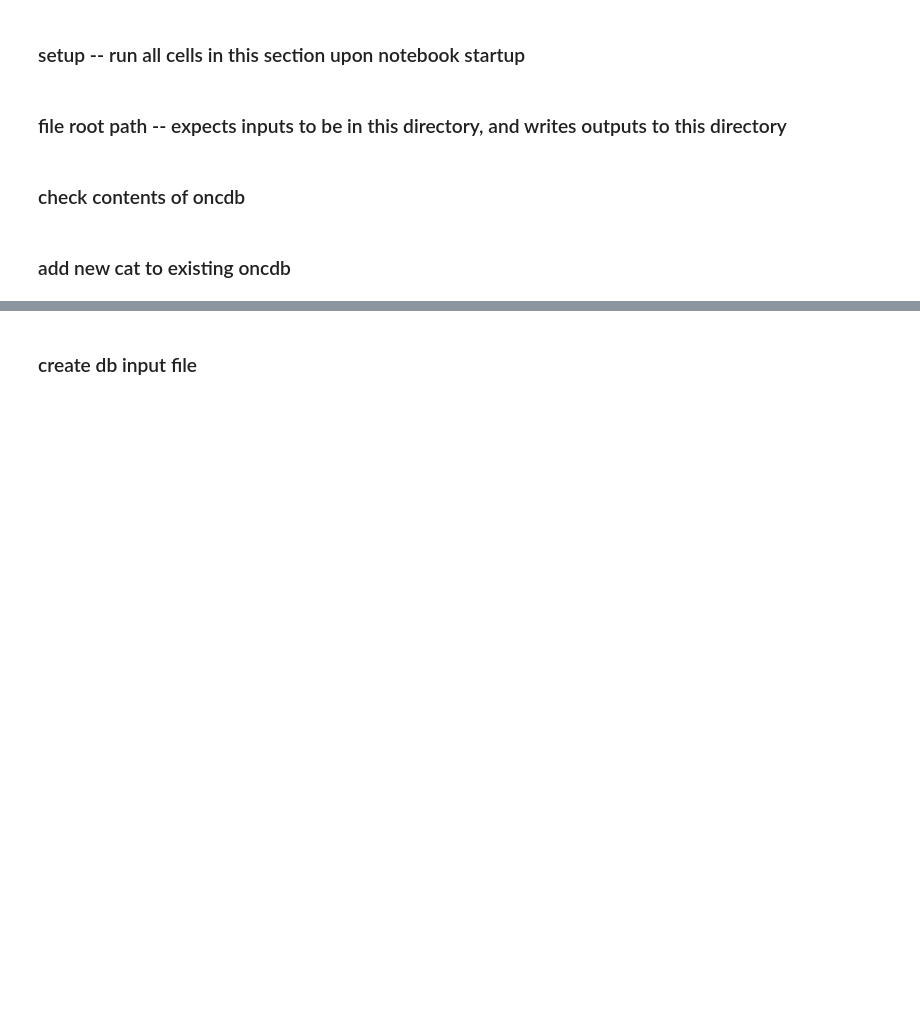
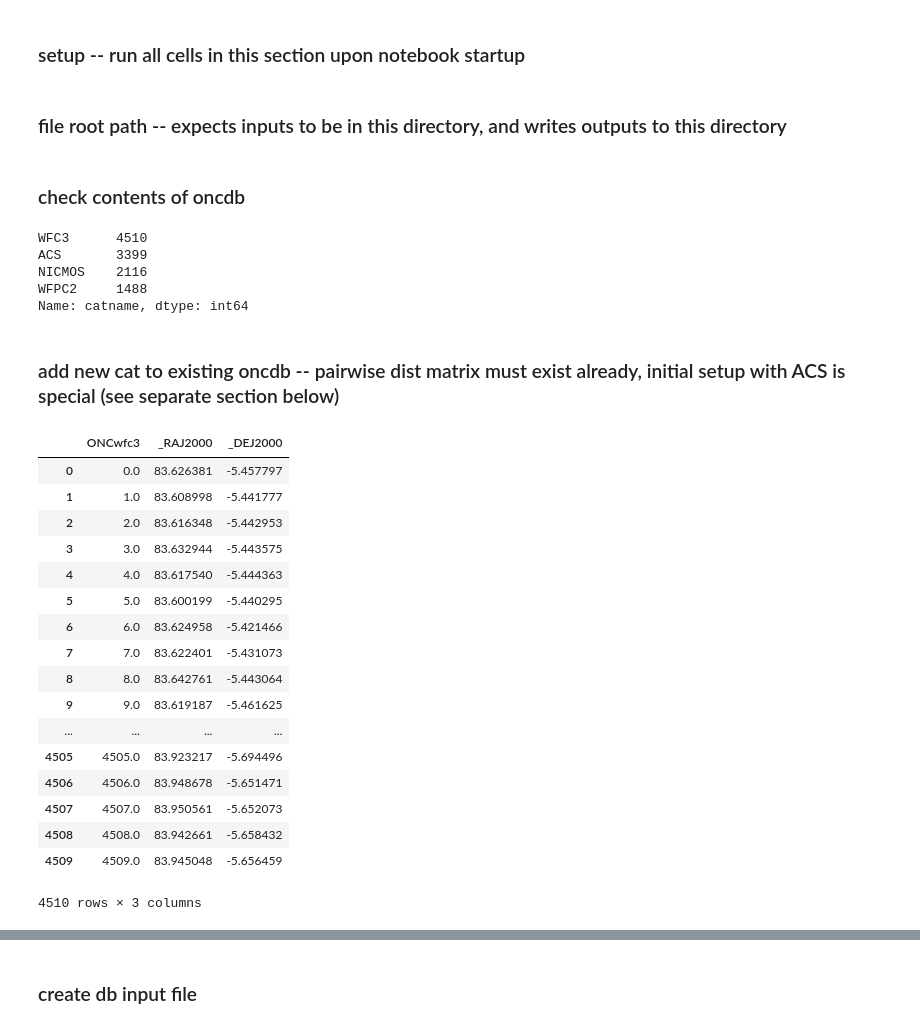
Before and after one commit to ONCdb/ONCdb, a Jupyter notebook: create_db_input.ipynb, the cells around one changed output, grey strips where cells are left out. Cells and saved outputs as stored; diff of their text form; code cells hidden in the pictures; blank space fills up the shorter version.

Commit message:
fixed bug in create_db_input and added documentation for notebooks

```diff
--- a/create_db_input.ipynb
+++ b/create_db_input.ipynb
@@ -196,12 +218,18 @@ root = '/Users/alin/Documents/'
 # shows which catalogs are in an oncdb input file, and how many objects they have
 
 # file to check (either pw_dist or db_input file)
-onc_curr_name = 'R2013+WFC3_db_input.txt'
+onc_curr_name = 't3_db_input.txt'
 
 # ====
 
 onc_curr = pd.read_csv(root + onc_curr_name, sep='\t', engine='python')
 
 print onc_curr['catname'].value_counts()
+# %% [output]
+WFC3      4510
+ACS       3399
+NICMOS    2116
+WFPC2     1488
+Name: catname, dtype: int64
 # %% [markdown]
-### add new cat to existing oncdb
+### add new cat to existing oncdb -- pairwise dist matrix must exist already, initial setup with ACS is special (see separate section below)
@@ -223,52 +262,62 @@ df.to_csv(root + 'wfc3_minimal.csv', sep='\t', index=False)
 # %%
-# export directly from VizieR as 'tab-separated values' (tsv)
+# export directly from Viz as 'tab-separated values' (tsv)
 # need to comment out the two lines between the header and the data (comment = #)
 
-# filename of existing pairwise dist matrix (csv)
-onc_ex_name = 'test_acs.csv'
+# there is a way to use astroquery to access Viz tables directly
+# however it's a bit slow and requires internet connection
 
-# filename for updated pairwise dist matrix (csv)
-onc_up_name = 'test_nicmos.csv'
+# Robberto 2013, HST Treasury Program on the ONC
+# WFPC2 is J/ApJS/207/10/table6
+# NICMOS is J/ApJS/207/10/table7
+
+# filename of existing pairwise dist matrix (tsv)
+onc_ex_name = 't3_wfpc2.tsv'
+
+# filename for updated pairwise dist matrix (tsv)
+onc_up_name = 't3_wfc3.tsv'
 
 # catalog info as a tuple -- ('catname', 'filename', 'catID column name')
-cat_info = ('NICMOS', 'viz_nicmos.tsv', 'ONCnic3')
+cat_info = ('WFC3', 'wfc3_minimal.tsv', 'ONCwfc3')
 
 '''
 ('ACS', 'viz_acs.tsv', 'ONCacs')
 ('WFPC2', 'viz_wfpc2.tsv', 'ONCpc2')
 ('NICMOS', 'viz_nicmos.tsv', 'ONCnic3')
-('WFC3', 'wfc3_minimal.csv', 'ONCwfc3')
+('WFC3', 'wfc3_minimal.tsv', 'ONCwfc3')
 '''
 
 # radius for xmatch (arcsec), pre- and post-shift
+# pre should be relatively generous in case of offset
 dist_crit_pre = 1.
 dist_crit_post = 0.25
 
 # ====
 
-# if not VizieR standard format, may have to set options to get it to read in properly
+# if not Viz standard format, may have to set options to get it to read in properly
 
-# for VizieR catalogs
+# for normal Viz catalogs
 new_cat = pd.read_csv(root + cat_info[1], sep='\t', comment='#', engine='python')
-
-# for wfc3
-# new_cat = pd.read_csv(root + cat_info[1], sep='\t', engine='python')
 
 # ====
 
-new_cat = new_cat[[cat_info[2],'_RAJ2000','_DEJ2000']].groupby(cat_info[2]).agg(lambda x: np.mean(x))
-
-# new_cat.insert(0,'ra_corr', np.nan)
-# new_cat.insert(0,'dec_corr', np.nan)
-
-new_cat.insert(0,'catID', new_cat.index)
-new_cat.insert(0,'catname', cat_info[0])
-new_cat.insert(0,'oncID', np.nan)
-
-new_cat = new_cat.reset_index(drop=True)
-
-print 'new catalog', cat_info[0], 'has', len(new_cat), 'objects'
-
-onc_ex = pd.read_csv(root + onc_ex_name, engine='python')
-
-print 'existing oncdb has', len(onc_ex), 'objects'
+# show table to check that it looks correct
+new_cat
+# %% [output]
+|  | ONCwfc3 | _RAJ2000 | _DEJ2000 |
+| 0 | 0.0 | 83.626381 | -5.457797 |
+| 1 | 1.0 | 83.608998 | -5.441777 |
+| 2 | 2.0 | 83.616348 | -5.442953 |
+| 3 | 3.0 | 83.632944 | -5.443575 |
+| 4 | 4.0 | 83.617540 | -5.444363 |
+| 5 | 5.0 | 83.600199 | -5.440295 |
+| 6 | 6.0 | 83.624958 | -5.421466 |
+| 7 | 7.0 | 83.622401 | -5.431073 |
+| 8 | 8.0 | 83.642761 | -5.443064 |
+| 9 | 9.0 | 83.619187 | -5.461625 |
+| ... | ... | ... | ... |
+| 4505 | 4505.0 | 83.923217 | -5.694496 |
+| 4506 | 4506.0 | 83.948678 | -5.651471 |
+| 4507 | 4507.0 | 83.950561 | -5.652073 |
+| 4508 | 4508.0 | 83.942661 | -5.658432 |
+| 4509 | 4509.0 | 83.945048 | -5.656459 |
+4510 rows × 3 columns
```
Also changed, not shown: parts of 16 cells of this notebook, 1 other file.
